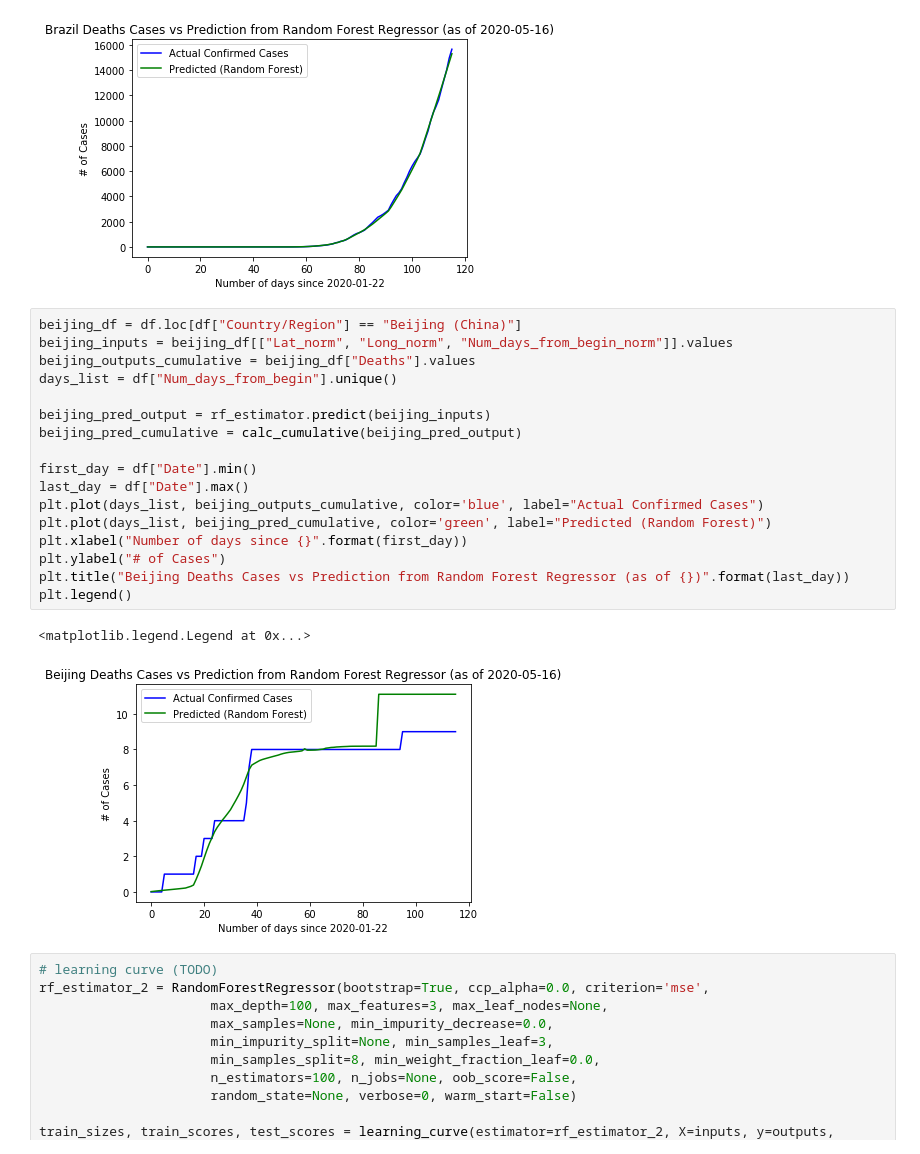
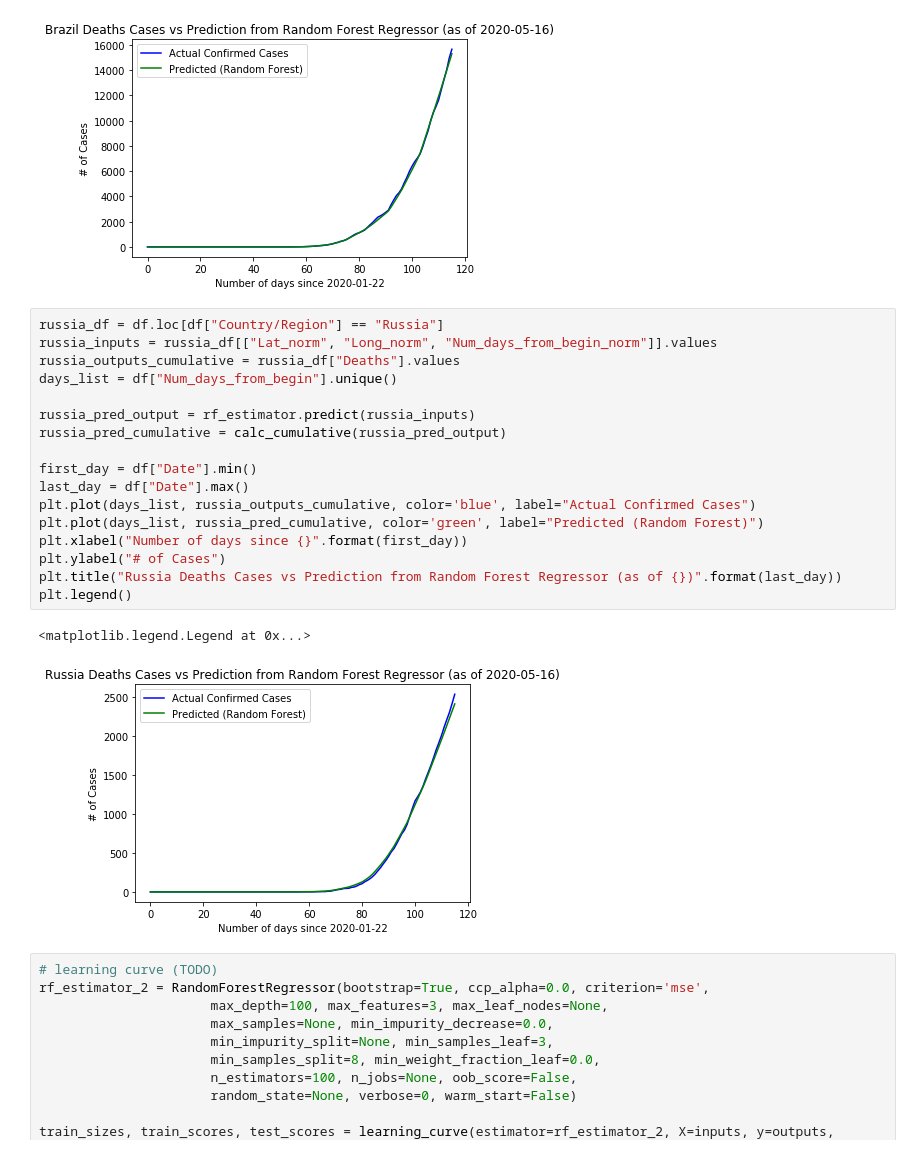
Before and after one commit to EduRibeiro00/CovidForecast-feup-iart, a Jupyter notebook: proj2/covid_analysis_rf.ipynb, the cells around one changed output. Cells and saved outputs as stored; diff of their text form.

```diff
--- a/proj2/covid_analysis_rf.ipynb
+++ b/proj2/covid_analysis_rf.ipynb
@@ -1397,25 +1397,25 @@ plt.legend()
 <matplotlib.legend.Legend at 0x...>
 [figure]
 # %%
-beijing_df = df.loc[df["Country/Region"] == "Beijing (China)"]
-beijing_inputs = beijing_df[["Lat_norm", "Long_norm", "Num_days_from_begin_norm"]].values
-beijing_outputs_cumulative = beijing_df["Deaths"].values
+russia_df = df.loc[df["Country/Region"] == "Russia"]
+russia_inputs = russia_df[["Lat_norm", "Long_norm", "Num_days_from_begin_norm"]].values
+russia_outputs_cumulative = russia_df["Deaths"].values
 days_list = df["Num_days_from_begin"].unique()
 
-beijing_pred_output = rf_estimator.predict(beijing_inputs)
-beijing_pred_cumulative = calc_cumulative(beijing_pred_output)
+russia_pred_output = rf_estimator.predict(russia_inputs)
+russia_pred_cumulative = calc_cumulative(russia_pred_output)
 
 first_day = df["Date"].min()
 last_day = df["Date"].max()
-plt.plot(days_list, beijing_outputs_cumulative, color='blue', label="Actual Confirmed Cases")
-plt.plot(days_list, beijing_pred_cumulative, color='green', label="Predicted (Random Forest)")
+plt.plot(days_list, russia_outputs_cumulative, color='blue', label="Actual Confirmed Cases")
+plt.plot(days_list, russia_pred_cumulative, color='green', label="Predicted (Random Forest)")
 plt.xlabel("Number of days since {}".format(first_day))
 plt.ylabel("# of Cases")
-plt.title("Beijing Deaths Cases vs Prediction from Random Forest Regressor (as of {})".format(last_day))
+plt.title("Russia Deaths Cases vs Prediction from Random Forest Regressor (as of {})".format(last_day))
 plt.legend()
 # %% [output]
 <matplotlib.legend.Legend at 0x...>
-[figure, old version]
+[figure, new version]
 # %%
 # learning curve (TODO)
 rf_estimator_2 = RandomForestRegressor(bootstrap=True, ccp_alpha=0.0, criterion='mse',
```
Also changed, not shown: parts of 9 cells of this notebook.
